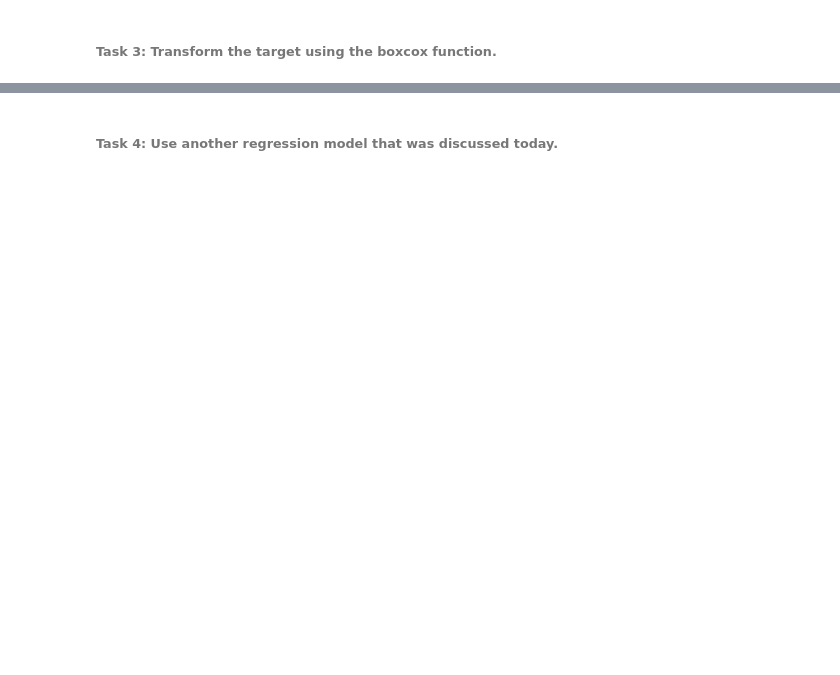
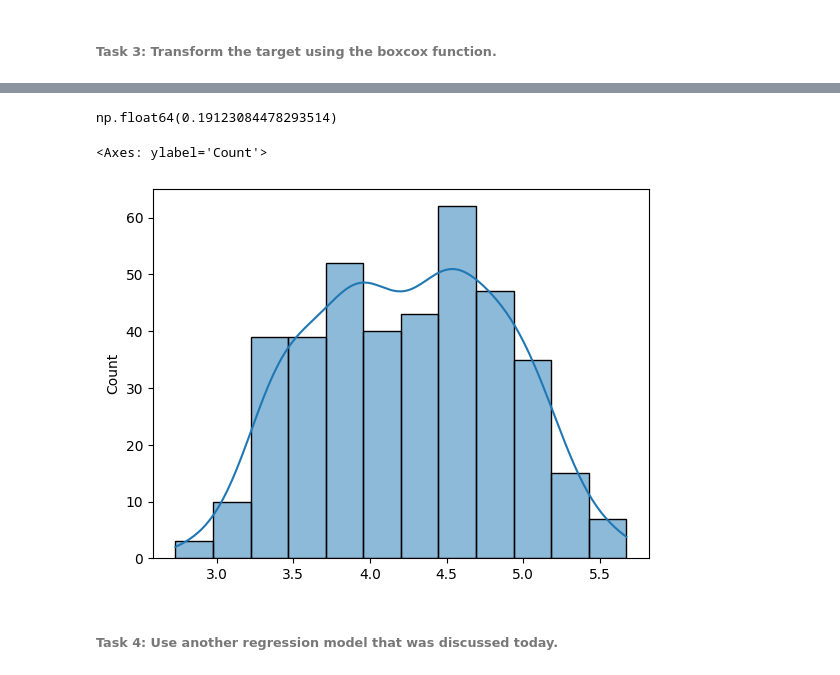
Before and after one commit to KeironTJ/Apprenticeship, a Jupyter notebook: Notebooks/Module 3.03/03.03 - Tasks.ipynb, the cells around one changed output, grey strips where cells are left out. Cells and saved outputs as stored; diff of their text form; code cells hidden in the pictures; blank space fills up the shorter version.

```diff
--- a/Notebooks/Module 3.03/03.03 - Tasks.ipynb
+++ b/Notebooks/Module 3.03/03.03 - Tasks.ipynb
@@ -83,2 +89,6 @@ array([0.53808013, 0.67523294, 0.81275835, 0.68577017, 0.14394899])
 # %% [markdown]
 ###### Task 1: Convert the categorical columns to dummy columns and train a new model on your enriched dataset. Compare the performance of this model with the previous one.
+# %%
+## One hot encoding exluding name
+cars_dummies = pd.get_dummies(cars['origin'], dtype=int, drop_first = True)
+cars_dummies.head()
@@ -84,0 +102,4 @@ array([0.53808013, 0.67523294, 0.81275835, 0.68577017, 0.14394899])
+# %%
+## concat to the original dataframe
+cars = pd.concat([cars, cars_dummies], axis=1)
+cars.head()
@@ -87,2 +284,7 @@ array([0.53808013, 0.67523294, 0.81275835, 0.68577017, 0.14394899])
 # %% [markdown]
 ###### Task 3: Transform the target using the boxcox function.
+# %%
+## transform using boxcox
+
+price_transf, lambda_value = boxcox(cars['mpg'])
+price_transf
@@ -89,2 +309,16 @@ array([0.53808013, 0.67523294, 0.81275835, 0.68577017, 0.14394899])
+# %%
+lambda_value
+
+#0.19 reflects a possible power transformation, but it is not a strong transformation.
+# %% [output]
+np.float64(0.19123084478293514)
+# %%
+## hist plot
+sns.histplot(price_transf, kde = True)
+
+# This does represent close to a bell curve
+# %% [output]
+<Axes: ylabel='Count'>
+[figure, added]
 # %% [markdown]
 ###### Task 4: Use another regression model that was discussed today.
```
Also changed, not shown: parts of 22 cells of this notebook, 1 other file.
